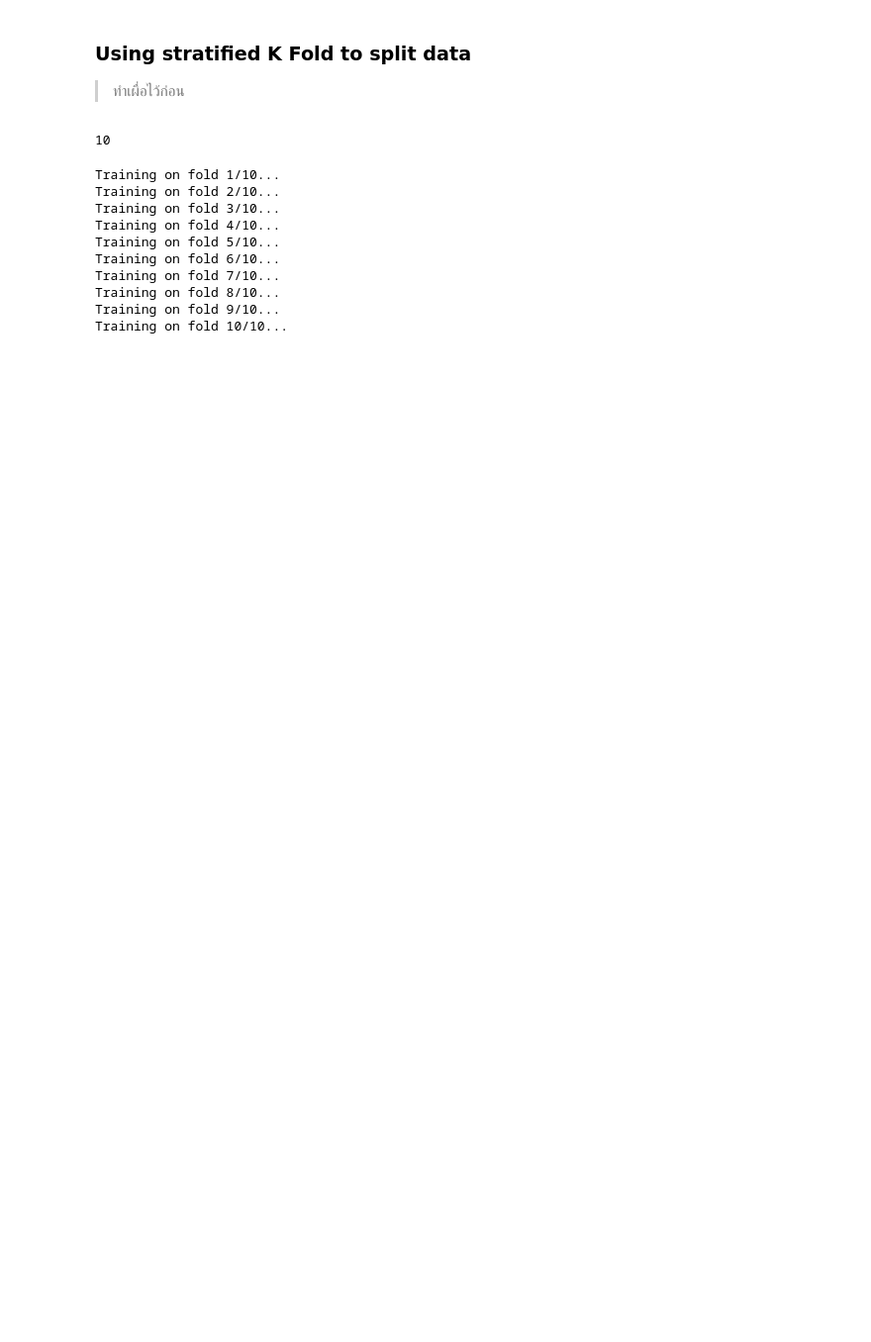
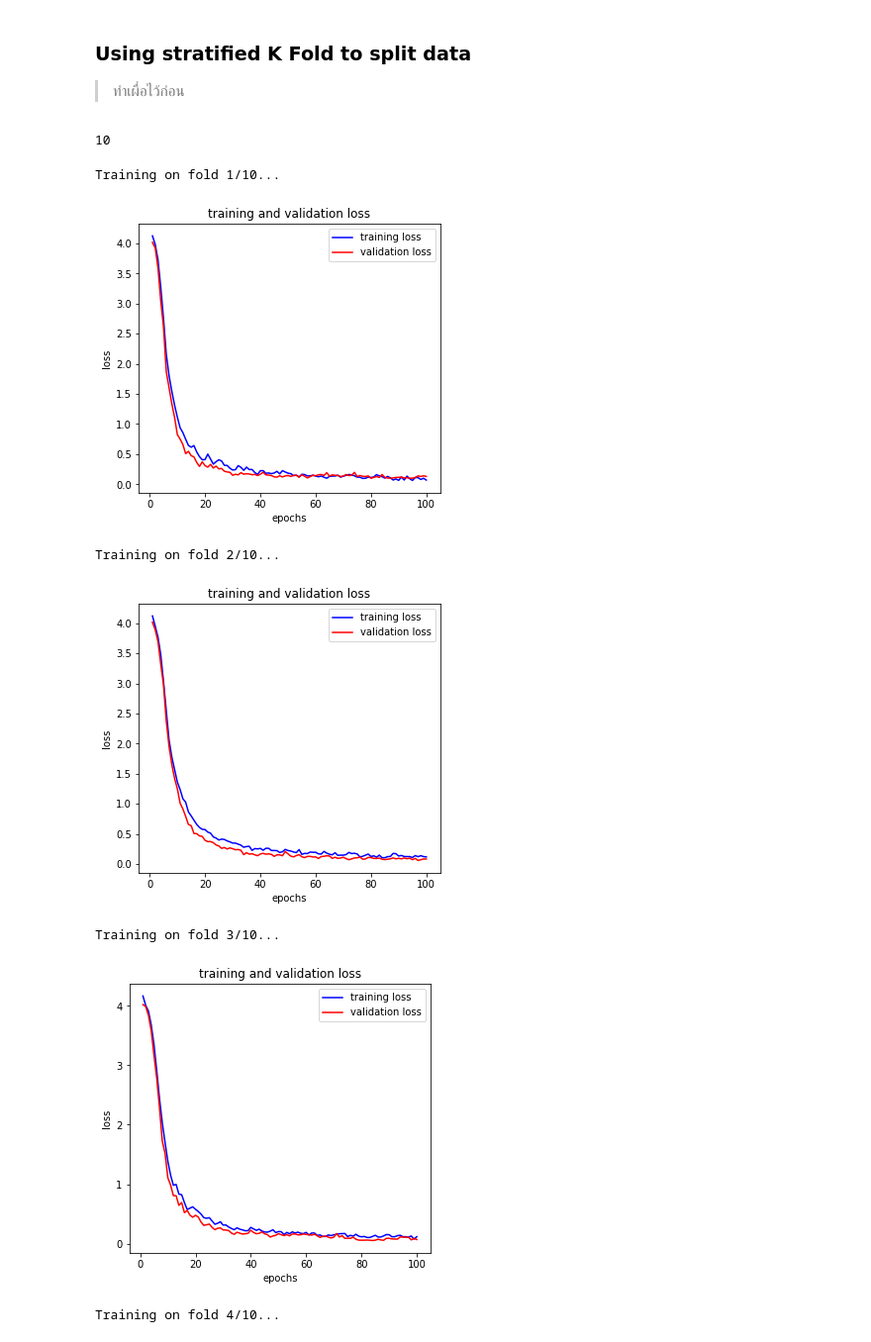
Before and after one commit to NongNNew/Project_499, a Jupyter notebook: Project_499_CNN.ipynb, the cells around one changed output. Shown: that part at 99% size. Saved outputs shown, nothing was run; the diff lists cells and outputs as text; code cells hidden in the pictures; blank space fills up the shorter version.

```diff
--- a/Project_499_CNN.ipynb
+++ b/Project_499_CNN.ipynb
@@ -299,6 +292,21 @@ def create_model():
     model.compile(optimizer='adam', loss='sparse_categorical_crossentropy', metrics=['accuracy'])
 
     return model
+# %%
+import matplotlib.pyplot as plt
+
+def plot_graphs(loss_hist,loss_val_hist):
+    x = range(1,len(loss_hist)+1)
+
+    plt.figure(figsize=(12,5))
+    plt.subplot(1,2,1)
+    plt.plot(x,loss_hist,"b",label="training loss")
+    plt.plot(x,loss_val_hist,"r",label="validation loss")
+    plt.title("training and validation loss")
+    plt.xlabel("epochs")
+    plt.ylabel("loss")
+    plt.legend()
+    plt.show()
 # %%
 from sklearn.model_selection import StratifiedKFold
 import numpy as np
@@ -314,35 +322,33 @@ skf.get_n_splits(X,y)
 # %%
 from sklearn.metrics import accuracy_score
 
 for index,(train_index, test_index) in enumerate(skf.split(X,y)):
 
     print("Training on fold " + str(index+1) + "/10...")
 
     X_train = X[train_index]
     X_test = X[test_index]
     y_train = y[train_index]
     y_test = y[test_index]
 
     model = None
     model = create_model()
 
     history = model.fit(X_train[:,:,:,None],y_train,epochs=100,batch_size=80,validation_data=(X_test[:,:,:,None],y_test),verbose=0)
-    # acc_hist = history.history['accuracy']
-    # val_acc_hist = history.history['val_accuracy']
+    loss_hist = history.history['loss']
+    loss_val_hist = history.history['val_loss']
+    plot_graphs(loss_hist,loss_val_hist)
 
     predicted_classes = np.argmax(np.round(model.predict(X_test[:,:,:,None])),axis=1)
     correct = np.where(predicted_classes==y_test)[0]
 
     # print("Last training accuracy: " + str(acc_hist[-1]) + ", last validation accuracy: " + str(val_acc_hist[-1]))
     accuracy.append(len(correct)/len(y_test))
 # %% [output]
 Training on fold 1/10...
-Training on fold 2/10...
-Training on fold 3/10...
-Training on fold 4/10...
-Training on fold 5/10...
-Training on fold 6/10...
-Training on fold 7/10...
-Training on fold 8/10...
-Training on fold 9/10...
-Training on fold 10/10...
+[figure, added]
+Training on fold 2/10...
+[figure, added]
+Training on fold 3/10...
+[figure, added]
+Training on fold 4/10...
```
Also changed, not shown: parts of 9 cells of this notebook.
